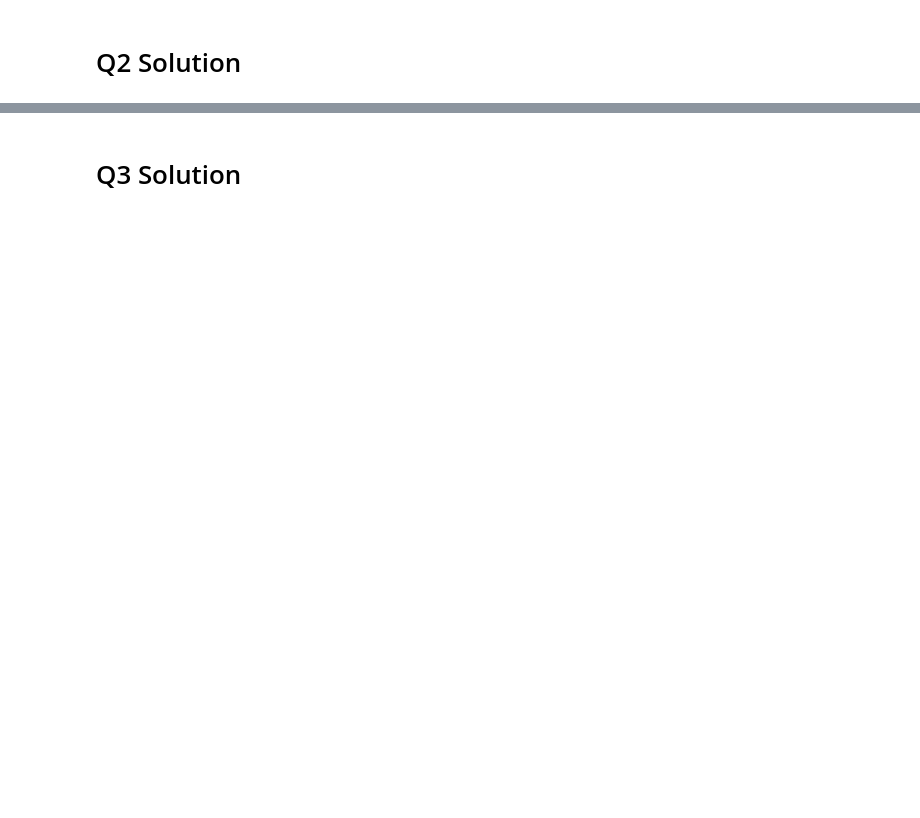
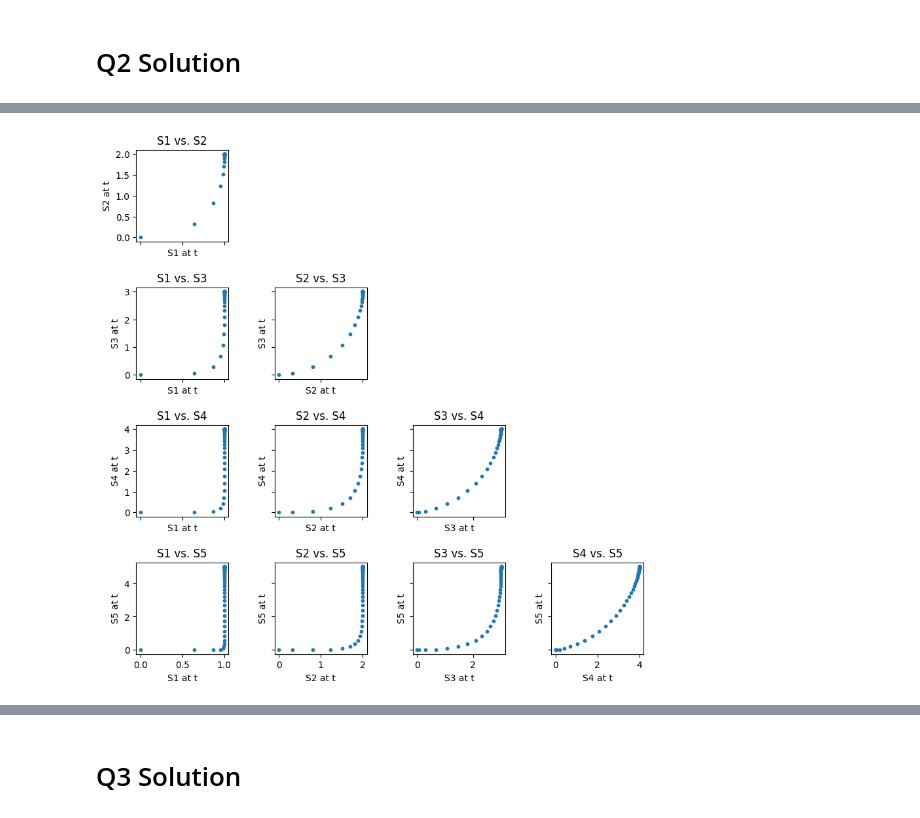
Before and after one commit to IvanBrown3/bioen437, a Jupyter notebook: HW1.ipynb, the cells around one changed output, grey strips where cells are left out. Cells and saved outputs as stored; diff of their text form; code cells hidden in the pictures; blank space fills up the shorter version.

```diff
--- a/HW1.ipynb
+++ b/HW1.ipynb
@@ -39,0 +97,39 @@ import tellurium as te
+# %%
+import matplotlib.pyplot as plt
+
+#Data from the simulation
+time_points = data[:, 0]
+S1_data = data[:, 1]
+S2_data = data[:, 2]
+S3_data = data[:, 3]
+S4_data = data[:, 4]
+S5_data = data[:, 5]
+
+#Grid of Subplots
+fig, axs = plt.subplots(4, 4, figsize=(10, 10), sharex='col', sharey='row')
+plt.subplots_adjust(hspace=0.5, wspace=0.5)
+
+#Rows and columns for the subplots
+rows = [2, 3, 4, 5]
+cols = [1, 2, 3, 4]
+
+# Create scatter plots for each combination of rows and columns
+for i, row in enumerate(rows):
+    for j, col in enumerate(cols):
+        if col < row:
+            # Extract the data for the current row and column
+            x_data = eval(f'S{col}_data')
+            y_data = eval(f'S{row}_data')
+
+            # Create a scatter plot
+            axs[i, j].scatter(x_data, y_data, label=f'S{col} vs. S{row}', s=10)
+            axs[i, j].set_xlabel(f'S{col} at t')
+            axs[i, j].set_ylabel(f'S{row} at t')
+            axs[i, j].set_title(f'S{col} vs. S{row}')
+
+        else:
+            axs[i, j].axis('off')  # Hide the upper right corner
+
+plt.show()
+# %% [output]
+[figure, added]
```
Also changed, not shown: parts of 10 cells of this notebook, 1 other file.
